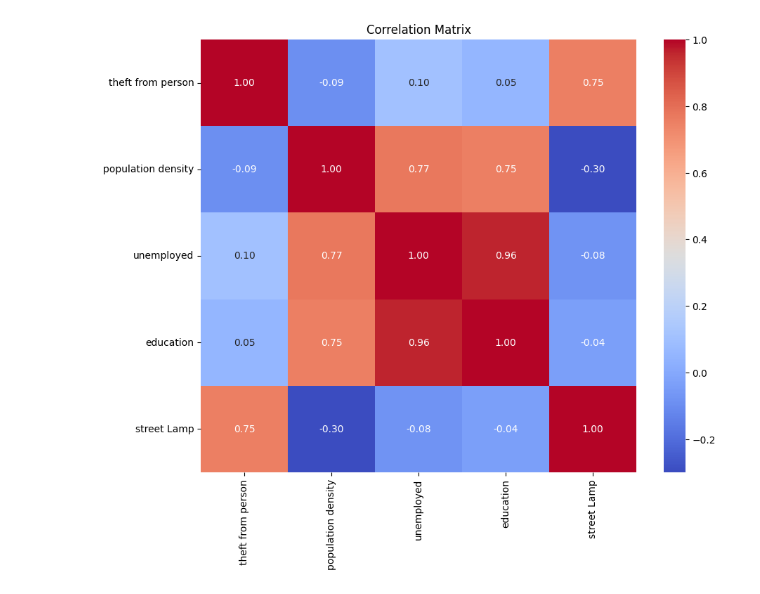
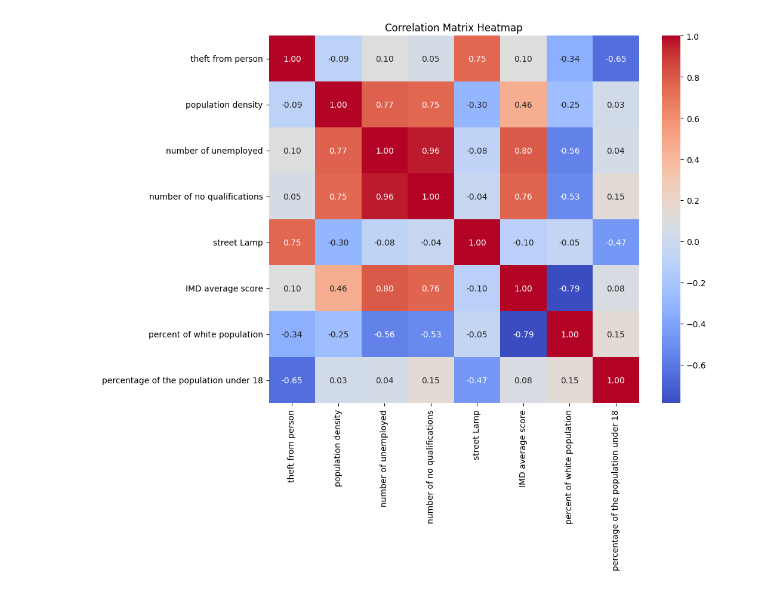
Before and after one commit to Succzzz33/QM_2023, a Jupyter notebook: 测试qm.ipynb, the cells around one changed output. Cells and saved outputs as stored; diff of their text form; code cells hidden in the pictures.

```diff
--- a/测试qm.ipynb
+++ b/测试qm.ipynb
@@ -15,17 +15,17 @@ from sklearn.metrics import confusion_matrix
 import matplotlib.pyplot as plt
 import seaborn as sn
 # %%
-data=pd.read_csv('https://raw.githubusercontent.com/Succzzz33/QM_2023/main/data%20-%20Camden1%20(1).csv')
-data['theft from person'] = data['theft from person'].str.replace(',', '').astype(int)
-data['population density'] = data['population density'].str.replace(',', '').astype(int)
-data['education'] = data['education'].str.replace(',', '').astype(int)
+data=pd.read_csv('https://raw.githubusercontent.com/Succzzz33/QM_2023/main/finalver.csv')
 data_cleaned = data.drop(['id', 'ward'], axis=1)
+
+# Convert columns with numbers stored as strings to numeric values
+for col in data_cleaned.columns:
+    if data_cleaned[col].dtype == 'object':
+        data_cleaned[col] = data_cleaned[col].str.replace(',', '').astype(float)
 correlation_matrix = data_cleaned.corr()
-
-# Plotting the heatmap for correlation matrix
 plt.figure(figsize=(10, 8))
 sn.heatmap(correlation_matrix, annot=True, cmap='coolwarm', fmt='.2f')
-plt.title('Correlation Matrix')
+plt.title('Correlation Matrix Heatmap')
 plt.show()
 # %% [output]
-[figure, old version]
+[figure, new version]
```
Also changed, not shown: parts of 12 cells of this notebook.
